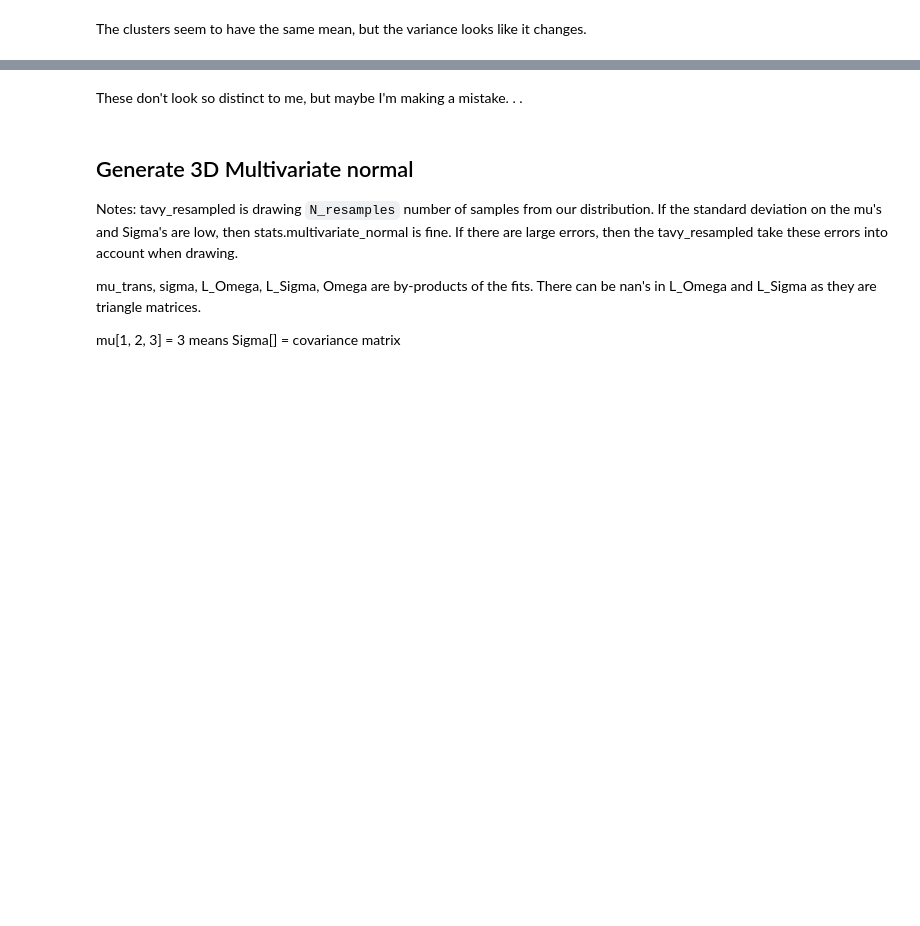
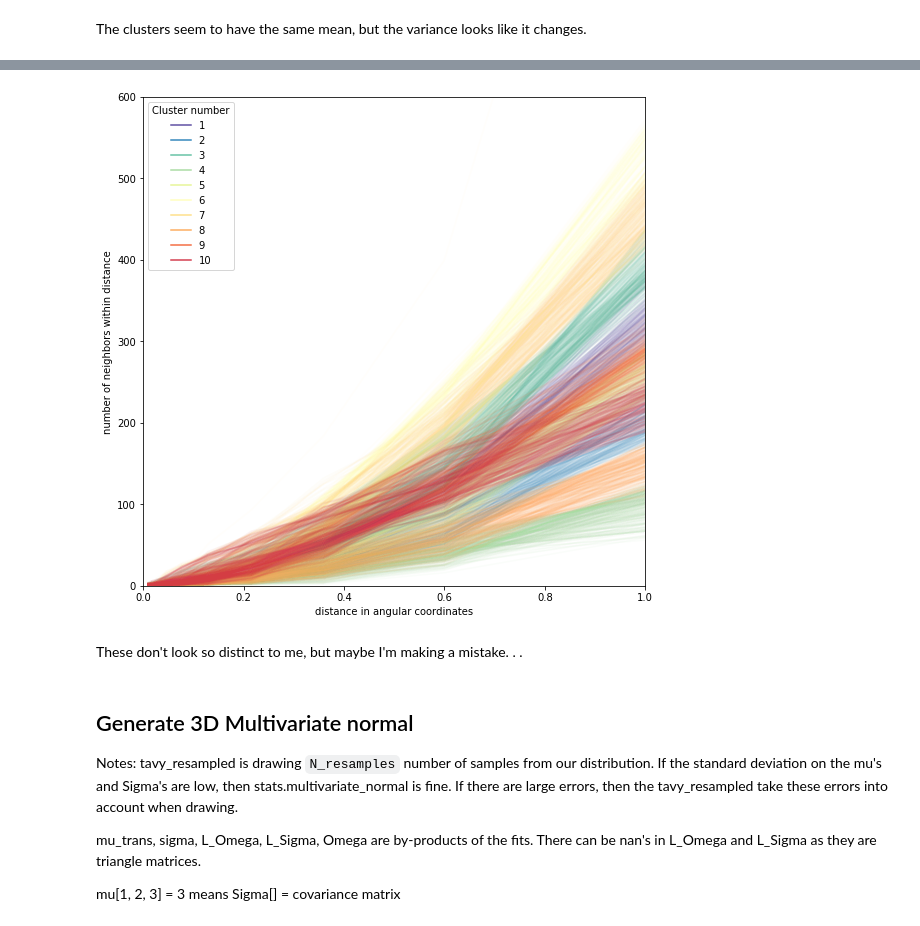
Before and after one commit to aimalz/recidivator, a Jupyter notebook: GAMA/clustering.ipynb, the cells around one changed output, grey strips where cells are left out. Cells and saved outputs as stored; diff of their text form; code cells hidden in the pictures; blank space fills up the shorter version.

Commit message:
updated plot

```diff
--- a/GAMA/clustering.ipynb
+++ b/GAMA/clustering.ipynb
@@ -344,44 +375,69 @@ wh_6, = np.where(km.labels_ == 5)
 wh_7, = np.where(km.labels_ == 6)
 wh_8, = np.where(km.labels_ == 7)
 wh_9, = np.where(km.labels_ == 8)
 wh_10, = np.where(km.labels_ == 9)
 
 x = [str(i) for i in try_distances]
 
-plt.figure(figsize=(10,10))
+
+cNorm  = colors.Normalize(vmin=0, vmax=10)
+scalarMap = cmx.ScalarMappable(norm=cNorm, cmap=jet)
+color=scalarMap.to_rgba(np.arange(0, 10, 1))
+
+plt.figure(figsize=(9,9))
 for vals in df_0042.iloc[wh_1][x].values[0:200]:
 #    print(vals, try_distances)
     plt.plot(try_distances, vals, color=color[0], alpha=0.05) #.columns.values
 
 for vals in df_0042.iloc[wh_2][x].values[0:200]:
+    plt.plot(try_distances, vals, color=color[1], alpha=0.05) #.columns.values
+
+for vals in df_0042.iloc[wh_3][x].values[0:300]:
     plt.plot(try_distances, vals, color=color[2], alpha=0.05) #.columns.values
 
-for vals in df_0042.iloc[wh_3][x].values[0:300]:
-    plt.plot(try_distances, vals, color=color[4], alpha=0.02) #.columns.values
-
 for vals in df_0042.iloc[wh_4][x].values[0:300]:
-    plt.plot(try_distances, vals, color=color[6], alpha=0.02) #.columns.values
+    plt.plot(try_distances, vals, color=color[3], alpha=0.05) #.columns.values
 
 for vals in df_0042.iloc[wh_5][x].values[0:300]:
-    plt.plot(try_distances, vals, color=color[8], alpha=0.02) #.columns.values
+    plt.plot(try_distances, vals, color=color[4], alpha=0.05) #.columns.values
 
 for vals in df_0042.iloc[wh_6][x].values[0:300]:
-    plt.plot(try_distances, vals, color=color[10], alpha=0.02) #.columns.values
+    plt.plot(try_distances, vals, color=color[5], alpha=0.05) #.columns.values
 
 for vals in df_0042.iloc[wh_7][x].values[0:300]:
-    plt.plot(try_distances, vals, color=color[12], alpha=0.02) #.columns.values
+    plt.plot(try_distances, vals, color=color[6], alpha=0.05) #.columns.values
 
 for vals in df_0042.iloc[wh_8][x].values[0:300]:
-    plt.plot(try_distances, vals, color=color[14], alpha=0.02) #.columns.values
+    plt.plot(try_distances, vals, color=color[7], alpha=0.05) #.columns.values
 
 for vals in df_0042.iloc[wh_9][x].values[0:300]:
-    plt.plot(try_distances, vals, color=color[16], alpha=0.02) #.columns.values
+    plt.plot(try_distances, vals, color=color[8], alpha=0.05) #.columns.values
 
 for vals in df_0042.iloc[wh_10][x].values[0:300]:
-    plt.plot(try_distances, vals, color=color[-1], alpha=0.02) #.columns.values
+    plt.plot(try_distances, vals, color=color[9], alpha=0.05) #.columns.values
 
 
+plt.axhline(-5, color=color[0], label='1')
+plt.axhline(-5, color=color[1], label='2')
+plt.axhline(-5, color=color[2], label='3')
+plt.axhline(-5, color=color[3], label='4')
+plt.axhline(-5, color=color[4], label='5')
+plt.axhline(-5, color=color[5], label='6')
+plt.axhline(-5, color=color[6], label='7')
+plt.axhline(-5, color=color[7], label='8')
+plt.axhline(-5, color=color[8], label='9')
+plt.axhline(-5, color=color[9], label='10')
+
 plt.ylim(0, 600)
+plt.xlim(0, 1)
+plt.legend(loc=2, title='Cluster number')
+
+plt.xlabel('distance in angular coordinates')
+plt.ylabel('number of neighbors within distance')
+
+#plt.savefig('environment_with_labels.png')
+# %% [output]
+[figure, added]
 # %%
 plt.figure(figsize=(10,8))
 for f in range(0, 10):
```
Also changed, not shown: parts of 7 cells of this notebook.
